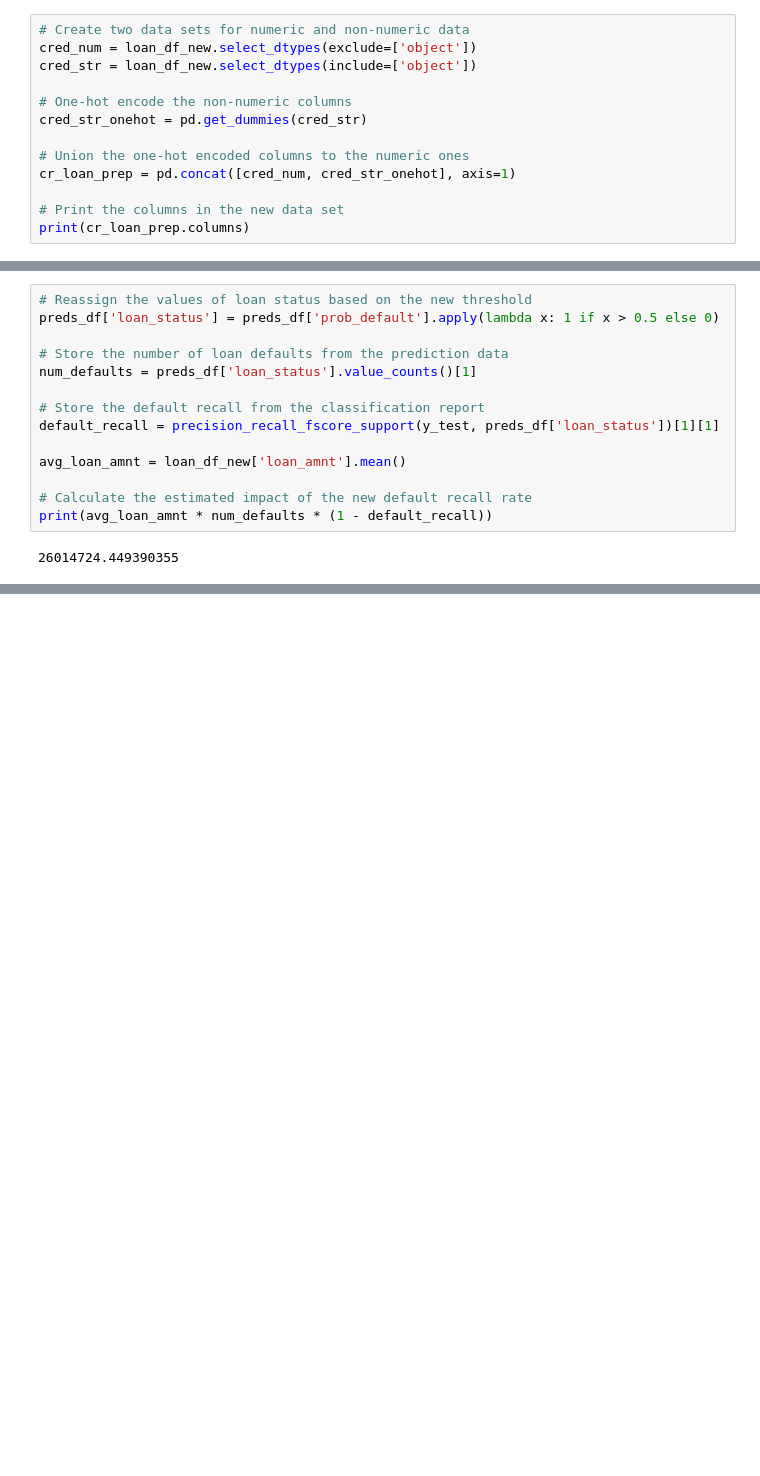
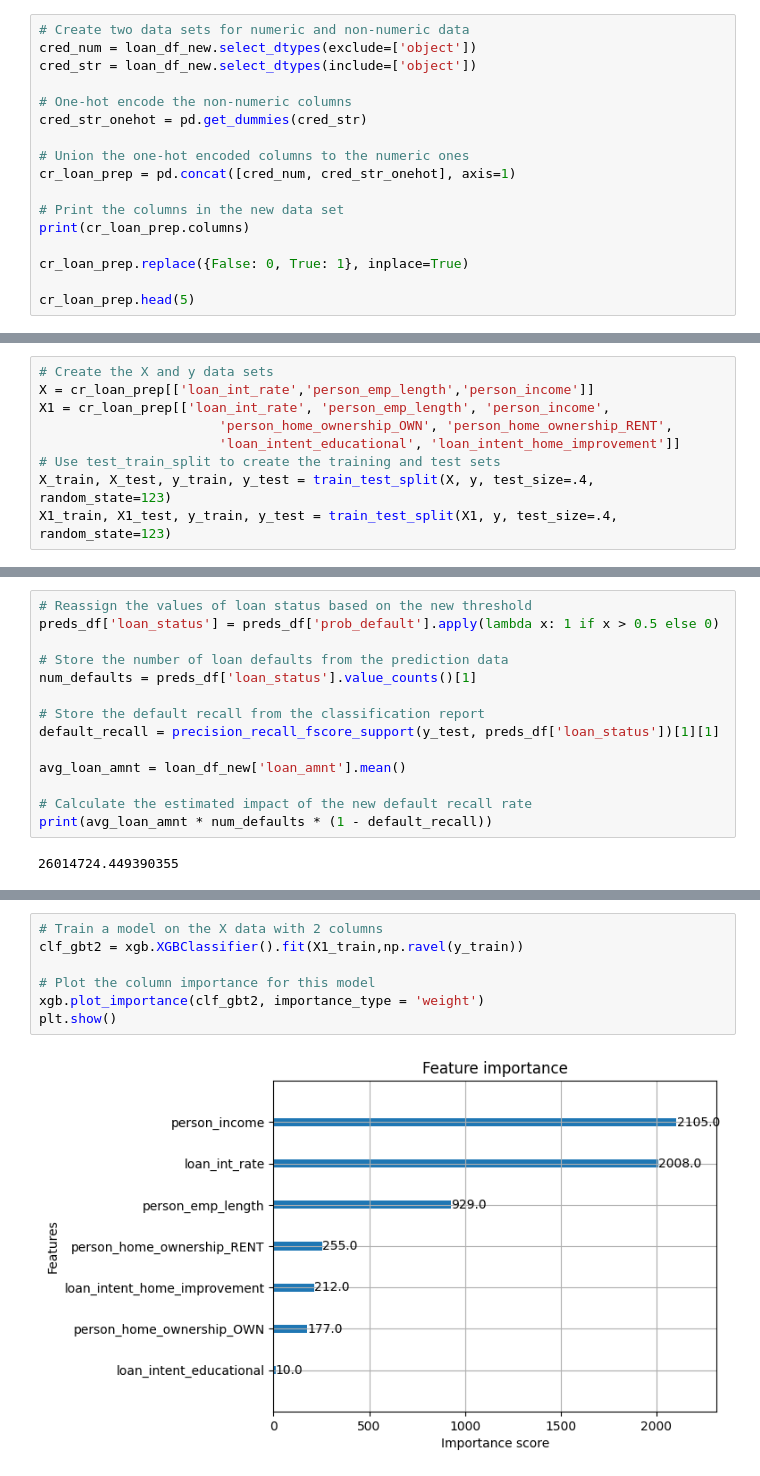
Before and after one commit to snehalsreedhar/Credit-Risk-Scoring, a Jupyter notebook: lc_loan.ipynb, the cells around one changed output, grey strips where cells are left out. Drawn from its saved outputs; the diff is of its cells as text; blank space fills up the shorter version.

```diff
--- a/lc_loan.ipynb
+++ b/lc_loan.ipynb
@@ -302,6 +299,10 @@ cr_loan_prep = pd.concat([cred_num, cred_str_onehot], axis=1)
 
 # Print the columns in the new data set
 print(cr_loan_prep.columns)
+
+cr_loan_prep.replace({False: 0, True: 1}, inplace=True)
+
+cr_loan_prep.head(5)
 # %% [output]
 Index(['loan_amnt', 'loan_int_rate', 'installment', 'person_emp_length',
        'person_income', 'loan_status', 'loan_percent_income', 'person_age',
@@ -321,3 +331,12 @@ Index(['loan_amnt', 'loan_int_rate', 'installment', 'person_emp_length',
+# %%
+# Create the X and y data sets
+X = cr_loan_prep[['loan_int_rate','person_emp_length','person_income']]
+X1 = cr_loan_prep[['loan_int_rate', 'person_emp_length', 'person_income',
+                       'person_home_ownership_OWN', 'person_home_ownership_RENT',
+                       'loan_intent_educational', 'loan_intent_home_improvement']]
+# Use test_train_split to create the training and test sets
+X_train, X_test, y_train, y_test = train_test_split(X, y, test_size=.4, random_state=123)
+X1_train, X1_test, y_train, y_test = train_test_split(X1, y, test_size=.4, random_state=123)
 # %% [markdown]
 Probabilities of Default
 # %%
@@ -446,0 +499,9 @@ print(avg_loan_amnt * num_defaults * (1 - default_recall))
+# %%
+# Train a model on the X data with 2 columns
+clf_gbt2 = xgb.XGBClassifier().fit(X1_train,np.ravel(y_train))
+
+# Plot the column importance for this model
+xgb.plot_importance(clf_gbt2, importance_type = 'weight')
+plt.show()
+# %% [output]
+[figure, added]
```
Also changed, not shown: parts of 21 cells of this notebook.
